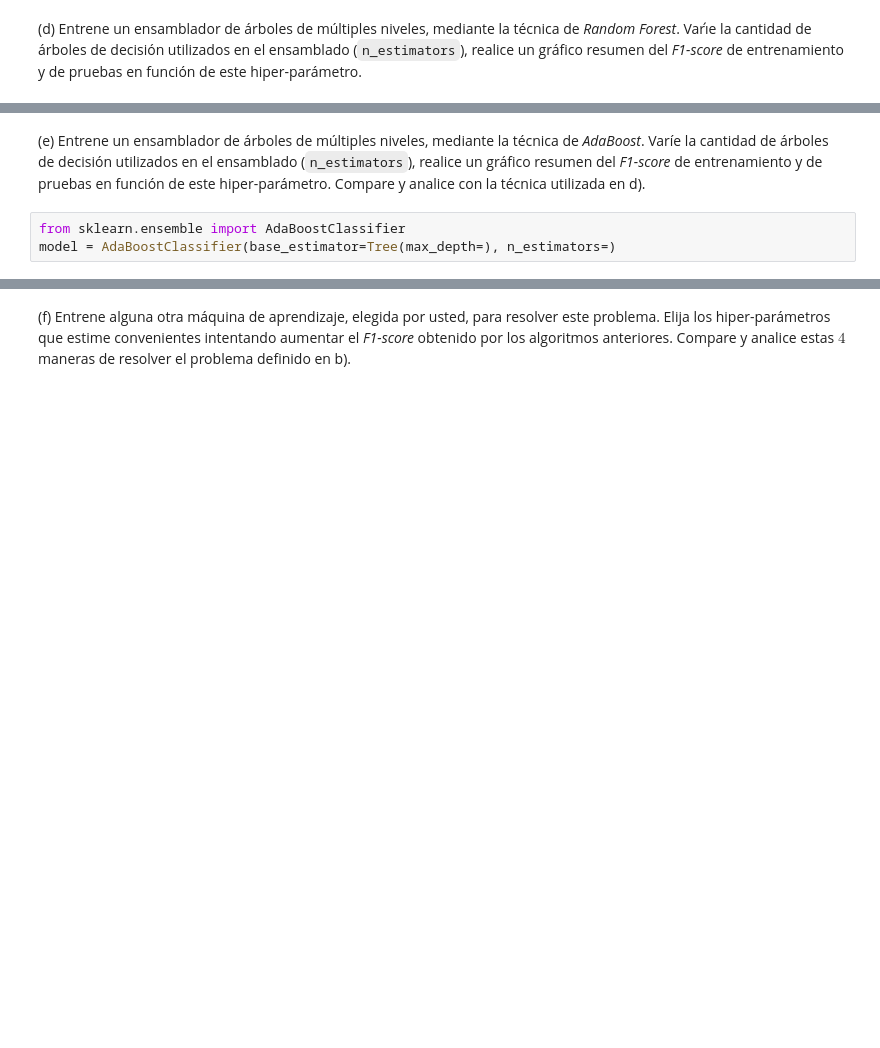
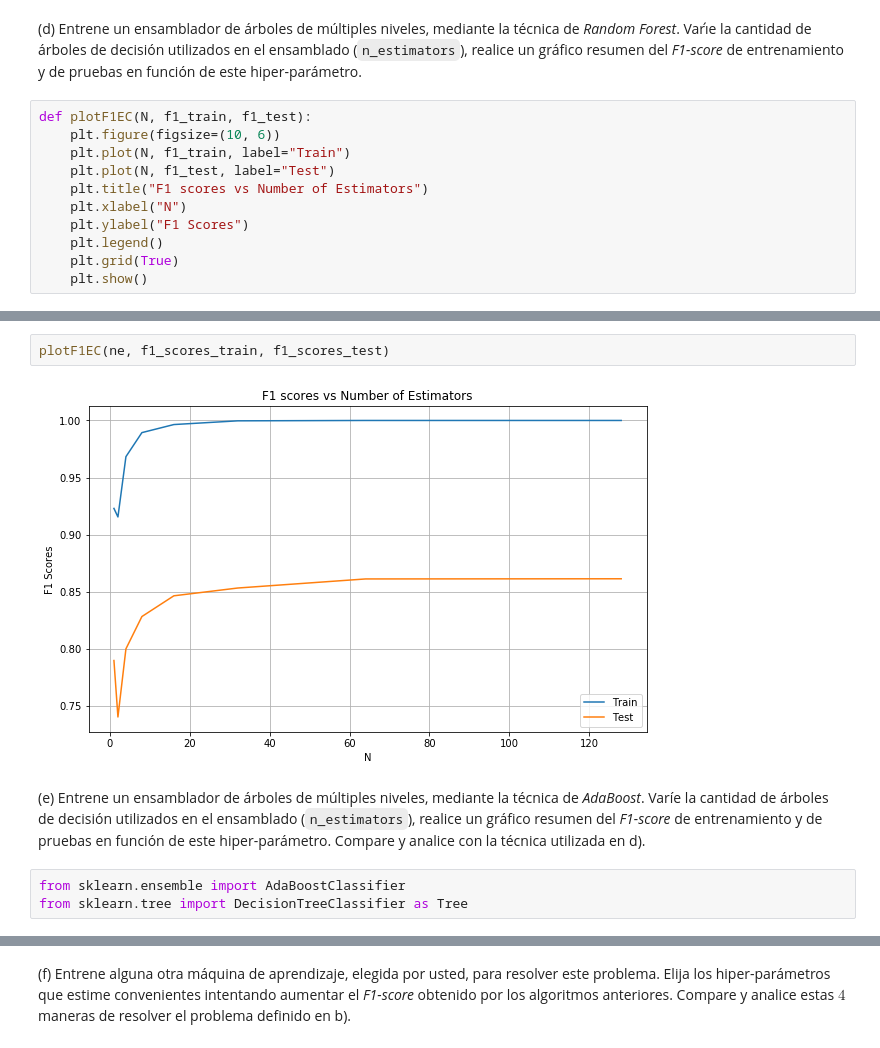
Before and after one commit to dsanmartin/INF578-HW, a Jupyter notebook: 3/Tarea3-ML.ipynb, the cells around one changed output, grey strips where cells are left out. Cells and saved outputs as stored; diff of their text form; blank space fills up the shorter version.

````diff
--- a/3/Tarea3-ML.ipynb
+++ b/3/Tarea3-ML.ipynb
@@ -1075,4 +1172,15 @@ df['good_quality'] = [1 if q>5 else 0 for q in df.quality]
 # %% [markdown]
 (d) Entrene un ensamblador de árboles de múltiples niveles, mediante la técnica de *Random Forest*. Varı́e la cantidad de árboles de decisión utilizados en el ensamblado (```n_estimators```), realice un gráfico resumen del *F1-score* de entrenamiento y de pruebas en función de este hiper-parámetro.
+# %%
+def plotF1EC(N, f1_train, f1_test):
+    plt.figure(figsize=(10, 6))
+    plt.plot(N, f1_train, label="Train")
+    plt.plot(N, f1_test, label="Test")
+    plt.title("F1 scores vs Number of Estimators")
+    plt.xlabel("N")
+    plt.ylabel("F1 Scores")
+    plt.legend()
+    plt.grid(True)
+    plt.show()
 # %%
 from sklearn.ensemble import RandomForestClassifier
@@ -1080,5 +1213,9 @@ model = RandomForestClassifier(n_estimators=, max_depth=,n_jobs=-1)
+# %%
+plotF1EC(ne, f1_scores_train, f1_scores_test)
+# %% [output]
+[figure, added]
 # %% [markdown]
 (e) Entrene un ensamblador de árboles de múltiples niveles, mediante la técnica de *AdaBoost*. Varíe la cantidad de árboles de decisión utilizados en el ensamblado (```n_estimators```), realice un gráfico resumen del *F1-score* de entrenamiento y de pruebas en función de este hiper-parámetro. Compare y analice con la técnica utilizada en d).
 # %%
 from sklearn.ensemble import AdaBoostClassifier
-model = AdaBoostClassifier(base_estimator=Tree(max_depth=), n_estimators=)
+from sklearn.tree import DecisionTreeClassifier as Tree
````
Also changed, not shown: parts of 19 cells of this notebook, 1 other file.
